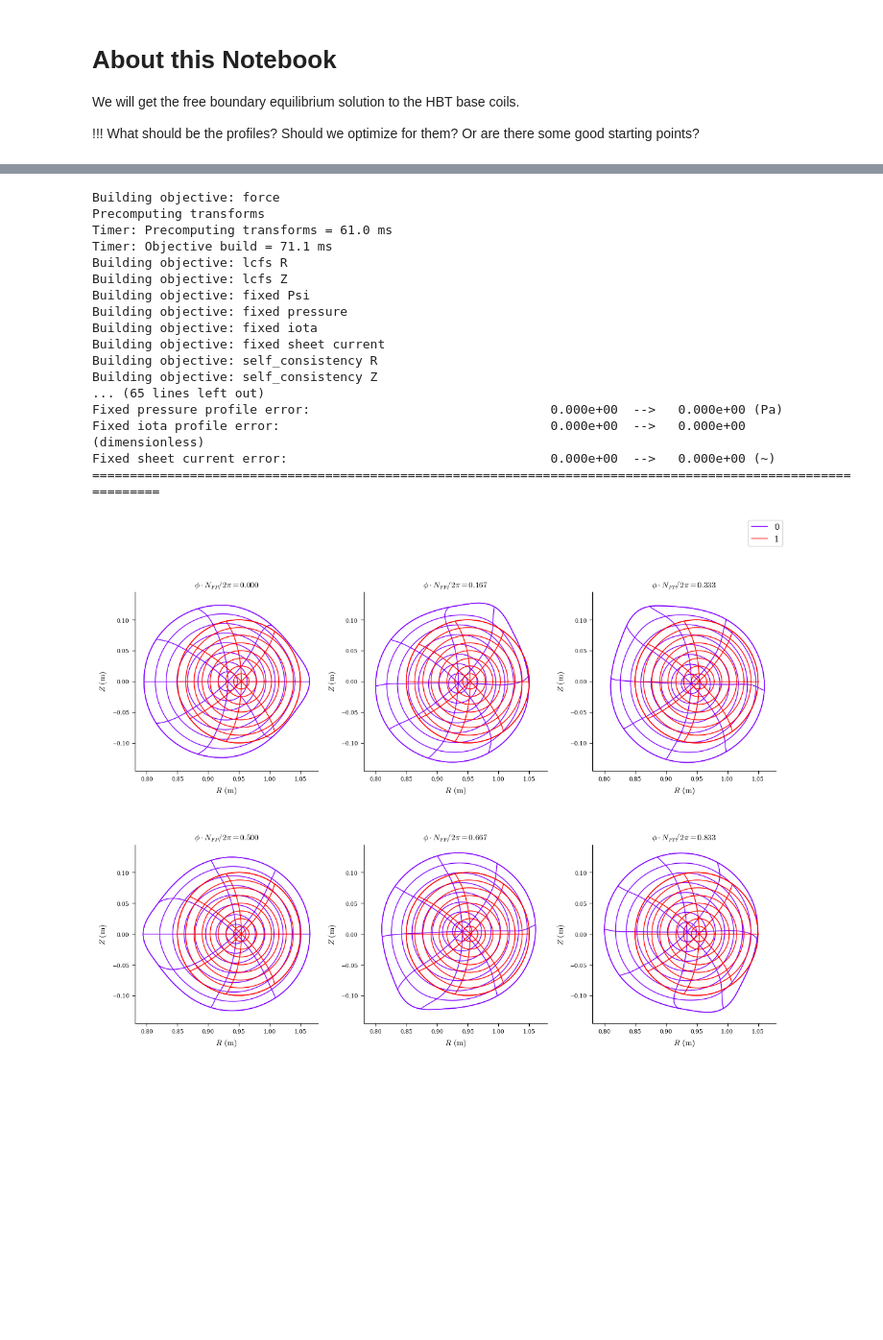
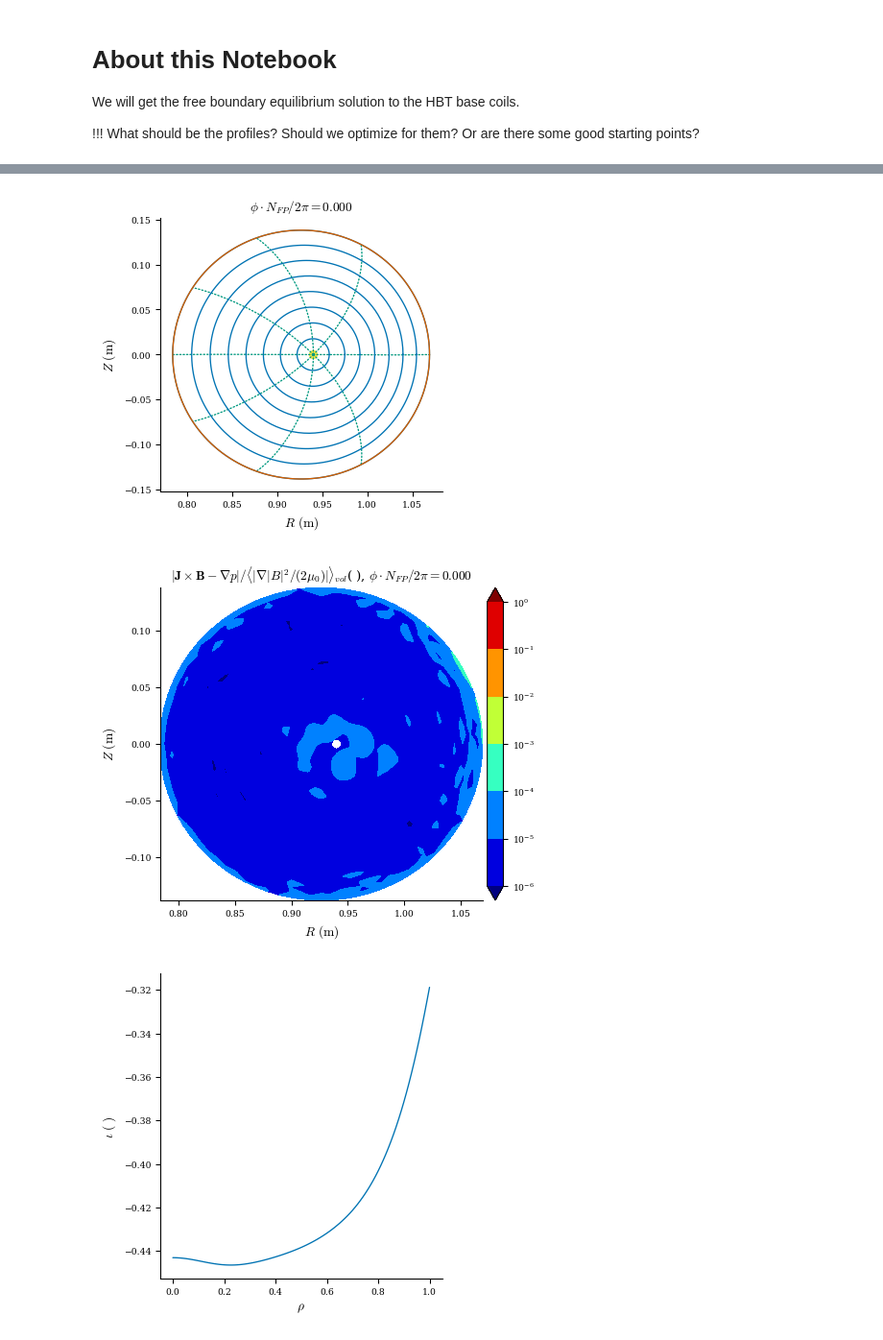
Before and after one commit to YigitElma/DEBUG-DESC, a Jupyter notebook: HBT-EP/hbt-get-base-equilibrium.ipynb, the cells around one changed output, grey strips where cells are left out. Shown at 96% size. Cells and saved outputs as stored; diff of their text form; code cells hidden in the pictures; blank space fills up the shorter version.

Commit message:
add the desc version of the efit file, update free boundary but doesn't work now, probably some coil currents needs to be opposed

```diff
--- a/HBT-EP/hbt-get-base-equilibrium.ipynb
+++ b/HBT-EP/hbt-get-base-equilibrium.ipynb
@@ -65,4 +65,5 @@ We will get the free boundary equilibrium solution to the HBT base coils.
 !!! What should be the profiles? Should we optimize for them? Or are there some good starting points?
 # %%
 field = load("hbt_default_coils.h5")
-eq0 = load("eq_final2.h5")
+eq0 = load("desc-eq-HBT-limited.h5")
+eq0.solve(verbose=1, maxiter=100, ftol=1e-4);
@@ -69,38 +88,10 @@ eq0 = load("eq_final2.h5")
-# %%
-# TODO: what should these be ???
-# get these from Jeff's example shot
-# convert the poloidal flux to toroidal flux
-# user Dario's efit thing to read eqdsk file
-pres = eq0.pressure
-iota = eq0.get_profile("iota")
-surf = FourierRZToroidalSurface(
-    R_lmn=[0.95, 0.1],
-    modes_R=[[0, 0], [1, 0]],
-    Z_lmn=[-0.1],
-    modes_Z=[[-1, 0]],
-    NFP=1,
-)
-eq = Equilibrium(M=24, N=0, Psi=eq0.Psi, surface=surf, pressure=pres, iota=iota)
-eq.solve(verbose=3, maxiter=100, ftol=1e-4, x_scale="ess");
-# %% [output]
-Building objective: force
-Precomputing transforms
-Timer: Precomputing transforms = 61.0 ms
-Timer: Objective build = 71.1 ms
-Building objective: lcfs R
-Building objective: lcfs Z
-Building objective: fixed Psi
-Building objective: fixed pressure
-Building objective: fixed iota
-Building objective: fixed sheet current
-Building objective: self_consistency R
-Building objective: self_consistency Z
-... (65 lines left out)
-Fixed pressure profile error:                                0.000e+00  -->   0.000e+00 (Pa)
-Fixed iota profile error:                                    0.000e+00  -->   0.000e+00 (dimensionless)
-Fixed sheet current error:                                   0.000e+00  -->   0.000e+00 (~)
-==============================================================================================================
-# %%
-plot_comparison([eq0, eq]);
-# %% [output]
-[figure, removed]
+# %%
+plot_surfaces(eq0)
+plot_section(eq0, "|F|_normalized", log=True);
+plot_1d(eq0, "iota")
+plot_1d(eq0, "pressure")
+plot_1d(eq0, "current");
+# %% [output]
+[figure, added]
+[figure, added]
+[figure, added]
```
Also changed, not shown: parts of 9 cells of this notebook, 14 other files.
